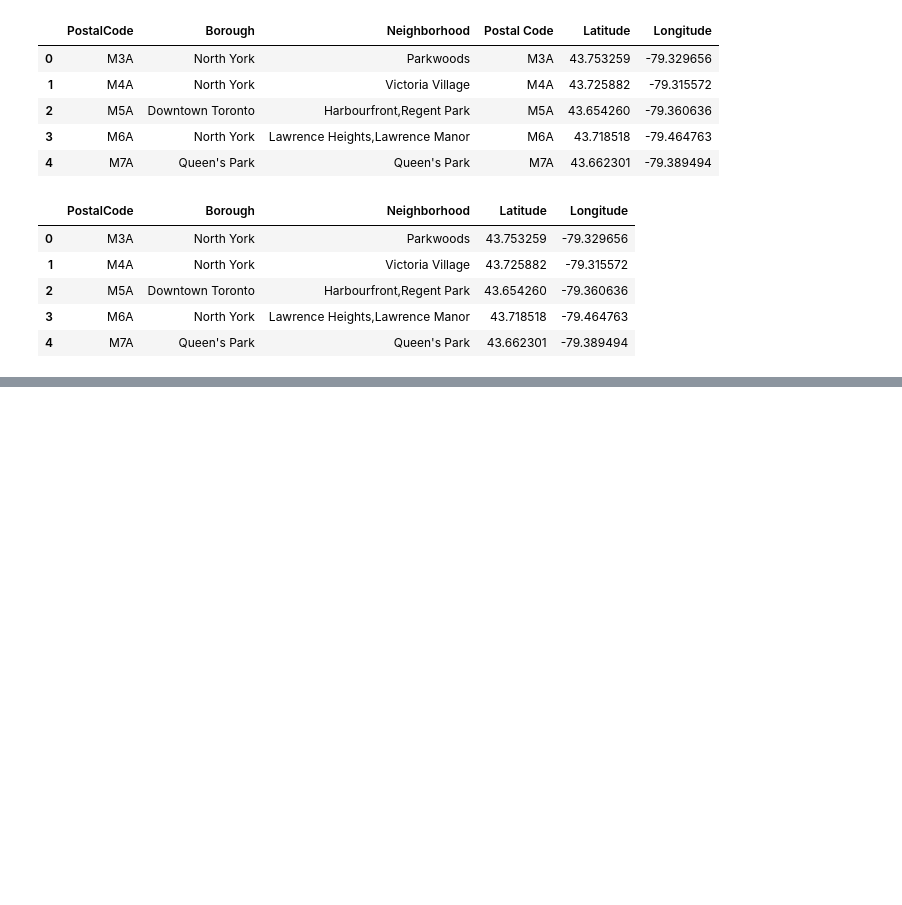
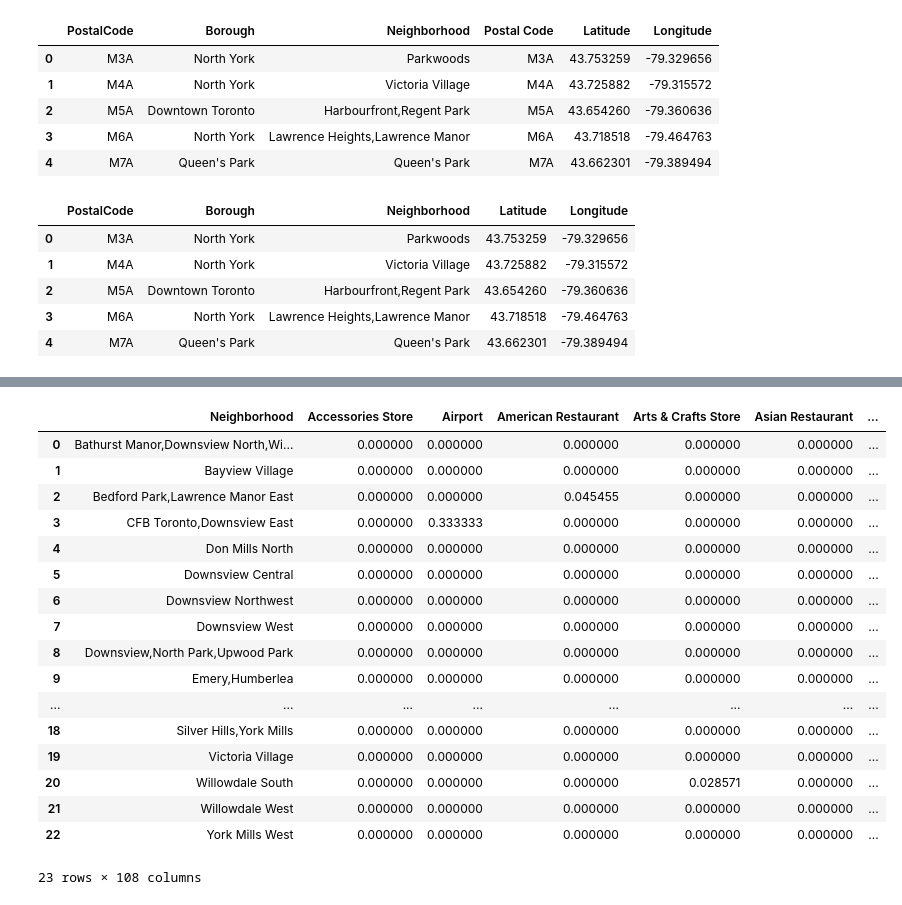
Before and after one commit to RayWongGit/Coursera-Capstone-Segmenting-and-Clustering-Neighborhoods-in-Toronto, a Jupyter notebook: Segmenting and Clustering Neighborhoods in Toronto.ipynb, the cells around one changed output, grey strips where cells are left out. Cells and saved outputs as stored; diff of their text form; code cells hidden in the pictures; blank space fills up the shorter version.

```diff
--- a/Segmenting and Clustering Neighborhoods in Toronto.ipynb
+++ b/Segmenting and Clustering Neighborhoods in Toronto.ipynb
@@ -162,0 +305,4 @@ df.head()
+# %%
+# send the GET request and have a look at the result
+results = requests.get(url).json()
+results
@@ -162,0 +341,16 @@ df.head()
+# %%
+venues = results['response']['groups'][0]['items']
+
+nearby_venues = json_normalize(venues) # flatten JSON
+
+# filter columns
+filtered_columns = ['venue.name', 'venue.categories', 'venue.location.lat', 'venue.location.lng']
+nearby_venues =nearby_venues.loc[:, filtered_columns]
+
+# filter the category for each row
+nearby_venues['venue.categories'] = nearby_venues.apply(get_category_type, axis=1)
+
+# clean columns
+nearby_venues.columns = [col.split(".")[-1] for col in nearby_venues.columns]
+
+nearby_venues.head()
@@ -162,0 +407,6 @@ df.head()
+# %%
+# run the function above to get nearby venues for each neiborhood in North York
+northy_venues = getNearbyVenues(names=df_northy['Neighborhood'],
+                                latitudes=df_northy['Latitude'],
+                                longitudes=df_northy['Longitude']
+                                  )
@@ -162,0 +475,12 @@ df.head()
+# %%
+# one hot encoding
+northy_onehot = pd.get_dummies(northy_venues[['Venue Category']], prefix="", prefix_sep="")
+
+# add neighborhood column back to dataframe
+northy_onehot['Neighborhood'] = northy_venues['Neighborhood']
+
+# move neighborhood column to the first column
+fixed_columns = [northy_onehot.columns[-1]] + list(northy_onehot.columns[:-1])
+northy_onehot = northy_onehot[fixed_columns]
+
+northy_onehot.head()
@@ -162,0 +495,23 @@ df.head()
+# %%
+# group rows by neighborhood and by taking the mean of the frequency of occurrence of each category
+northy_grouped = northy_onehot.groupby('Neighborhood').mean().reset_index()
+northy_grouped
+# %% [output]
+|  | Neighborhood | Accessories Store | Airport | American Restaurant | Arts & Crafts Store | Asian Restaurant | ... |
+| 0 | Bathurst Manor,Downsview North,Wi... | 0.000000 | 0.000000 | 0.000000 | 0.000000 | 0.000000 | ... |
+| 1 | Bayview Village | 0.000000 | 0.000000 | 0.000000 | 0.000000 | 0.000000 | ... |
+| 2 | Bedford Park,Lawrence Manor East | 0.000000 | 0.000000 | 0.045455 | 0.000000 | 0.000000 | ... |
+| 3 | CFB Toronto,Downsview East | 0.000000 | 0.333333 | 0.000000 | 0.000000 | 0.000000 | ... |
+| 4 | Don Mills North | 0.000000 | 0.000000 | 0.000000 | 0.000000 | 0.000000 | ... |
+| 5 | Downsview Central | 0.000000 | 0.000000 | 0.000000 | 0.000000 | 0.000000 | ... |
+| 6 | Downsview Northwest | 0.000000 | 0.000000 | 0.000000 | 0.000000 | 0.000000 | ... |
+| 7 | Downsview West | 0.000000 | 0.000000 | 0.000000 | 0.000000 | 0.000000 | ... |
+| 8 | Downsview,North Park,Upwood Park | 0.000000 | 0.000000 | 0.000000 | 0.000000 | 0.000000 | ... |
+| 9 | Emery,Humberlea | 0.000000 | 0.000000 | 0.000000 | 0.000000 | 0.000000 | ... |
+| ... | ... | ... | ... | ... | ... | ... | ... |
+| 18 | Silver Hills,York Mills | 0.000000 | 0.000000 | 0.000000 | 0.000000 | 0.000000 | ... |
+| 19 | Victoria Village | 0.000000 | 0.000000 | 0.000000 | 0.000000 | 0.000000 | ... |
+| 20 | Willowdale South | 0.000000 | 0.000000 | 0.000000 | 0.028571 | 0.000000 | ... |
+| 21 | Willowdale West | 0.000000 | 0.000000 | 0.000000 | 0.000000 | 0.000000 | ... |
+| 22 | York Mills West | 0.000000 | 0.000000 | 0.000000 | 0.000000 | 0.000000 | ... |
+23 rows × 108 columns
```
Also changed, not shown: parts of 43 cells of this notebook.
